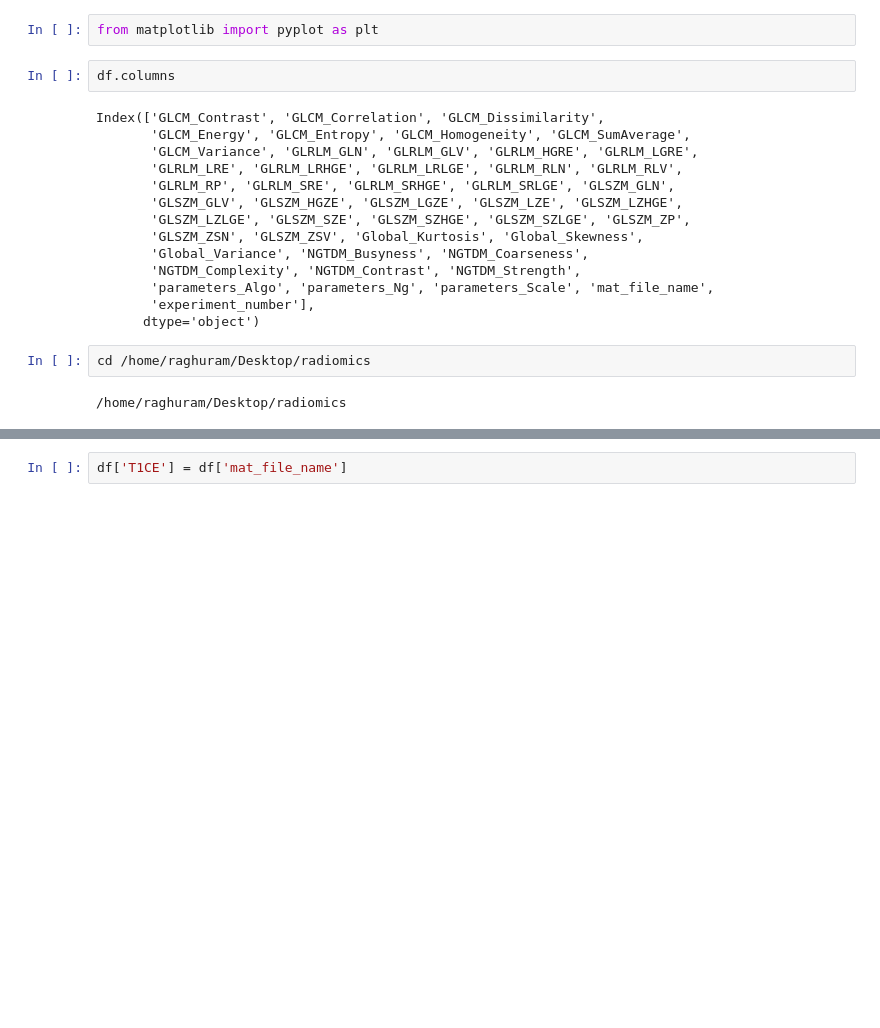
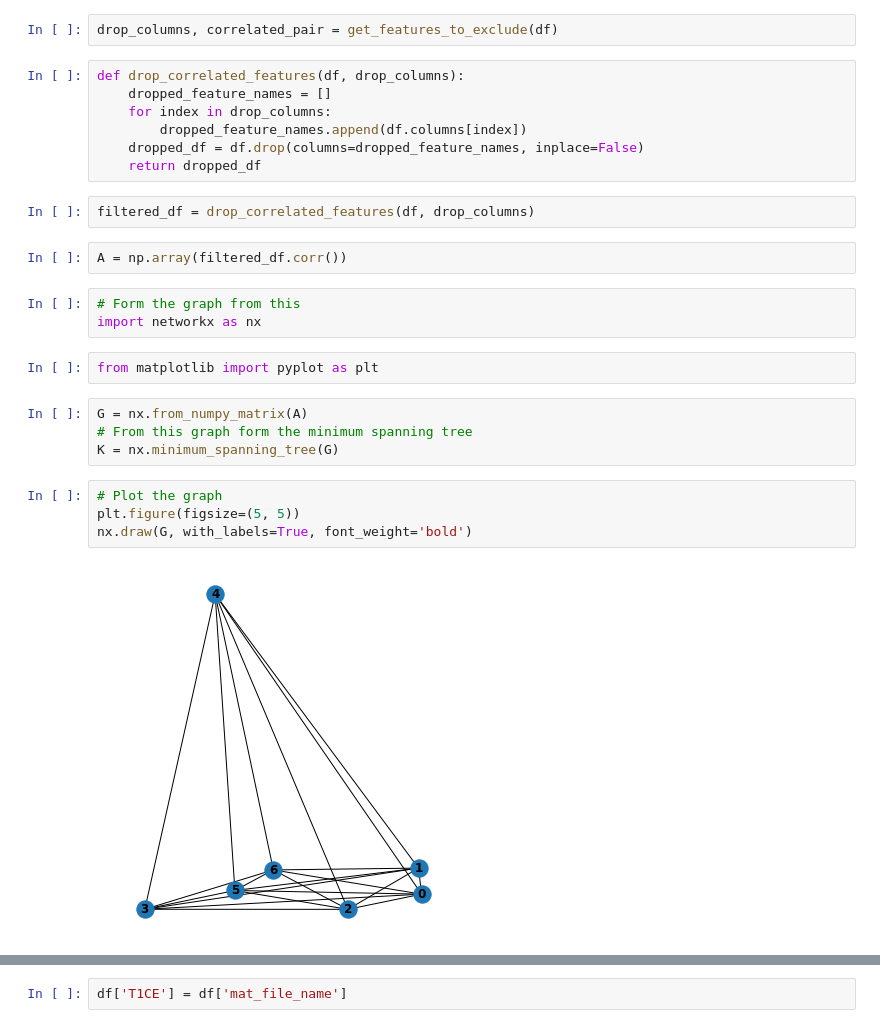
Before and after one commit to raghuramdr/radiomics_analysis, a Jupyter notebook: minimum_spanning_tree.ipynb, the cells around one changed output, grey strips where cells are left out. Saved outputs shown, nothing was run; the diff lists cells and outputs as text; blank space fills up the shorter version.

```diff
--- a/minimum_spanning_tree.ipynb
+++ b/minimum_spanning_tree.ipynb
@@ -17,22 +117,28 @@ df.shape
+# %%
+drop_columns, correlated_pair = get_features_to_exclude(df)
+# %%
+def drop_correlated_features(df, drop_columns):
+    dropped_feature_names = []
+    for index in drop_columns:
+        dropped_feature_names.append(df.columns[index])
+    dropped_df = df.drop(columns=dropped_feature_names, inplace=False)
+    return dropped_df
+# %%
+filtered_df = drop_correlated_features(df, drop_columns)
+# %%
+A = np.array(filtered_df.corr())
+# %%
+# Form the graph from this
+import networkx as nx
 # %%
 from matplotlib import pyplot as plt
-# %%
-df.columns
-# %% [output]
-Index(['GLCM_Contrast', 'GLCM_Correlation', 'GLCM_Dissimilarity',
-       'GLCM_Energy', 'GLCM_Entropy', 'GLCM_Homogeneity', 'GLCM_SumAverage',
-       'GLCM_Variance', 'GLRLM_GLN', 'GLRLM_GLV', 'GLRLM_HGRE', 'GLRLM_LGRE',
-       'GLRLM_LRE', 'GLRLM_LRHGE', 'GLRLM_LRLGE', 'GLRLM_RLN', 'GLRLM_RLV',
-       'GLRLM_RP', 'GLRLM_SRE', 'GLRLM_SRHGE', 'GLRLM_SRLGE', 'GLSZM_GLN',
-       'GLSZM_GLV', 'GLSZM_HGZE', 'GLSZM_LGZE', 'GLSZM_LZE', 'GLSZM_LZHGE',
-       'GLSZM_LZLGE', 'GLSZM_SZE', 'GLSZM_SZHGE', 'GLSZM_SZLGE', 'GLSZM_ZP',
-       'GLSZM_ZSN', 'GLSZM_ZSV', 'Global_Kurtosis', 'Global_Skewness',
-       'Global_Variance', 'NGTDM_Busyness', 'NGTDM_Coarseness',
-       'NGTDM_Complexity', 'NGTDM_Contrast', 'NGTDM_Strength',
-       'parameters_Algo', 'parameters_Ng', 'parameters_Scale', 'mat_file_name',
-       'experiment_number'],
-      dtype='object')
-# %%
-cd /home/raghuram/Desktop/radiomics
-# %% [output]
-/home/raghuram/Desktop/radiomics
+# %%
+G = nx.from_numpy_matrix(A)
+# From this graph form the minimum spanning tree
+K = nx.minimum_spanning_tree(G)
+# %%
+# Plot the graph
+plt.figure(figsize=(5, 5))
+nx.draw(G, with_labels=True, font_weight='bold')
+# %% [output]
+[figure, added]
```
Also changed, not shown: parts of 57 cells of this notebook.
